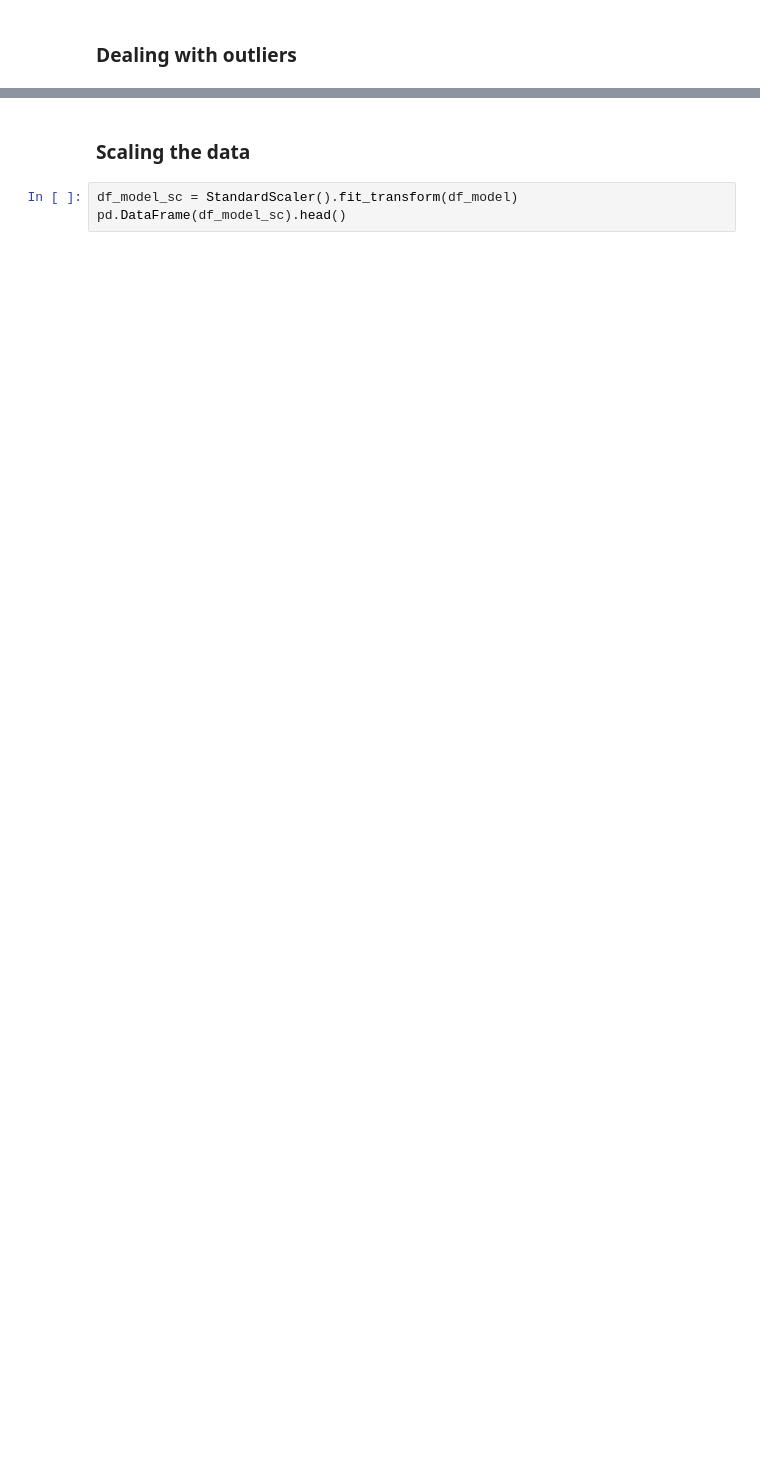
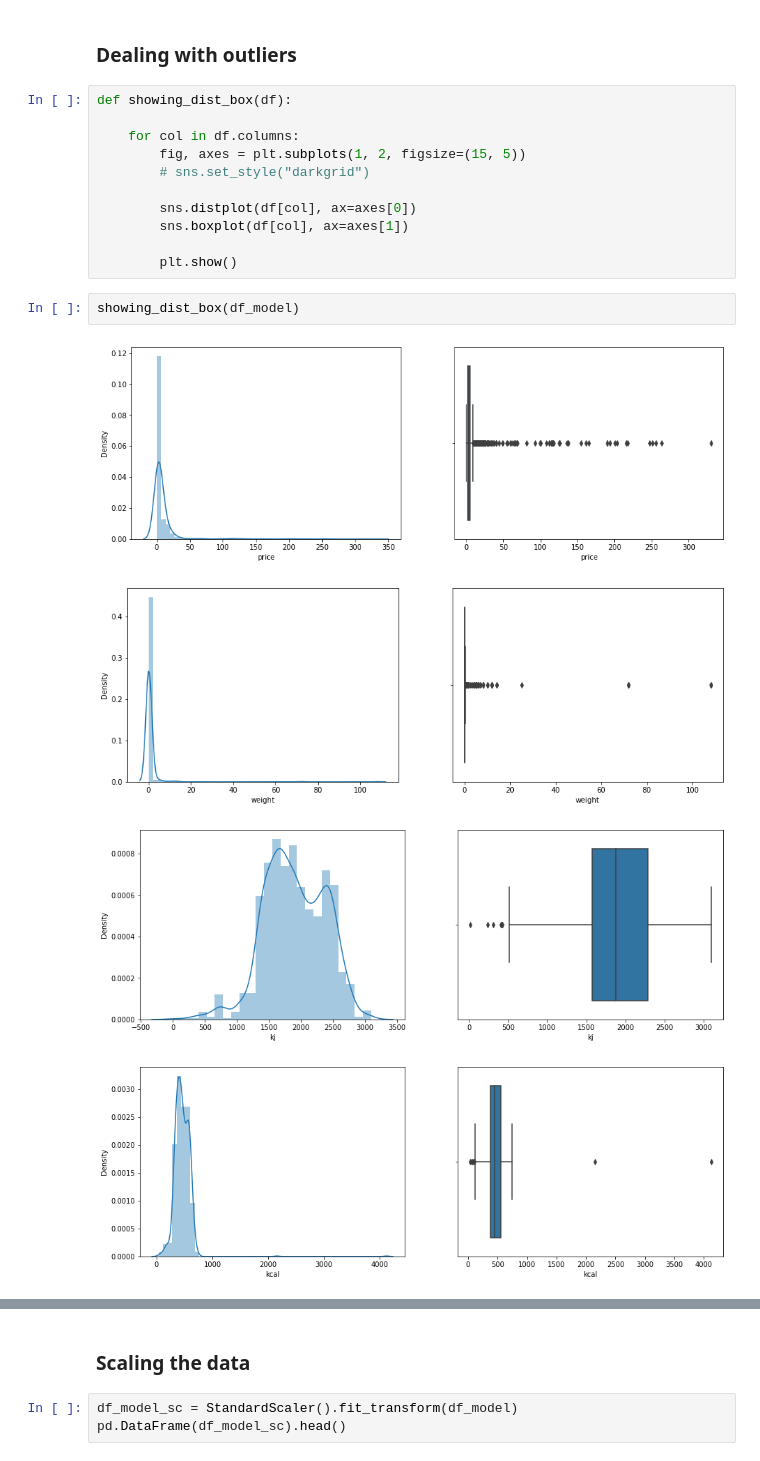
Before and after one commit to katharina-beriault/Final_Project_Vegan-Snack-Recommender_Clustering, a Jupyter notebook: Python/Model_building.ipynb, the cells around one changed output, grey strips where cells are left out. Drawn from its saved outputs; the diff is of its cells as text; blank space fills up the shorter version.

```diff
--- a/Python/Model_building.ipynb
+++ b/Python/Model_building.ipynb
@@ -219,3 +193,21 @@ brand_new_ÖKOVITAL               0
 Length: 46, dtype: int64
 # %% [markdown]
 ### Dealing with outliers
+# %%
+def showing_dist_box(df):
+
+    for col in df.columns:
+        fig, axes = plt.subplots(1, 2, figsize=(15, 5))
+        # sns.set_style("darkgrid")
+
+        sns.distplot(df[col], ax=axes[0])
+        sns.boxplot(df[col], ax=axes[1])
+
+        plt.show()
+# %%
+showing_dist_box(df_model)
+# %% [output]
+[figure, added]
+[figure, added]
+[figure, added]
+[figure, added]
```
Also changed, not shown: parts of 24 cells of this notebook, 4 other files.
